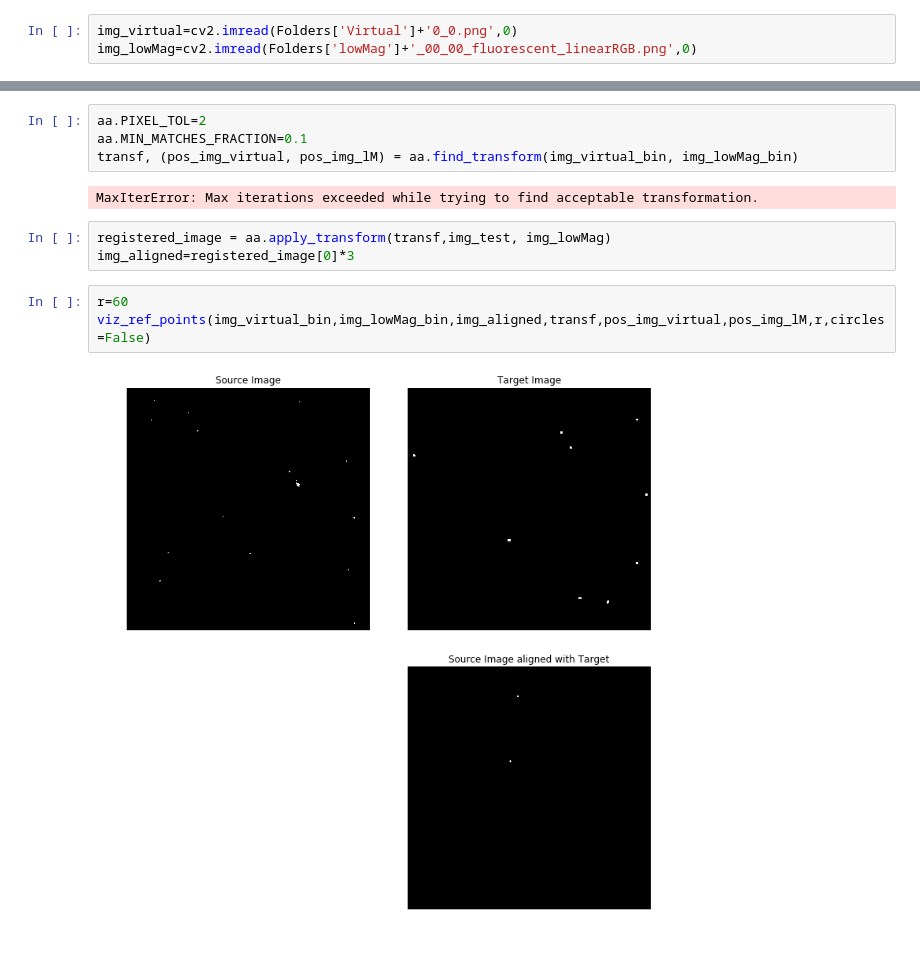
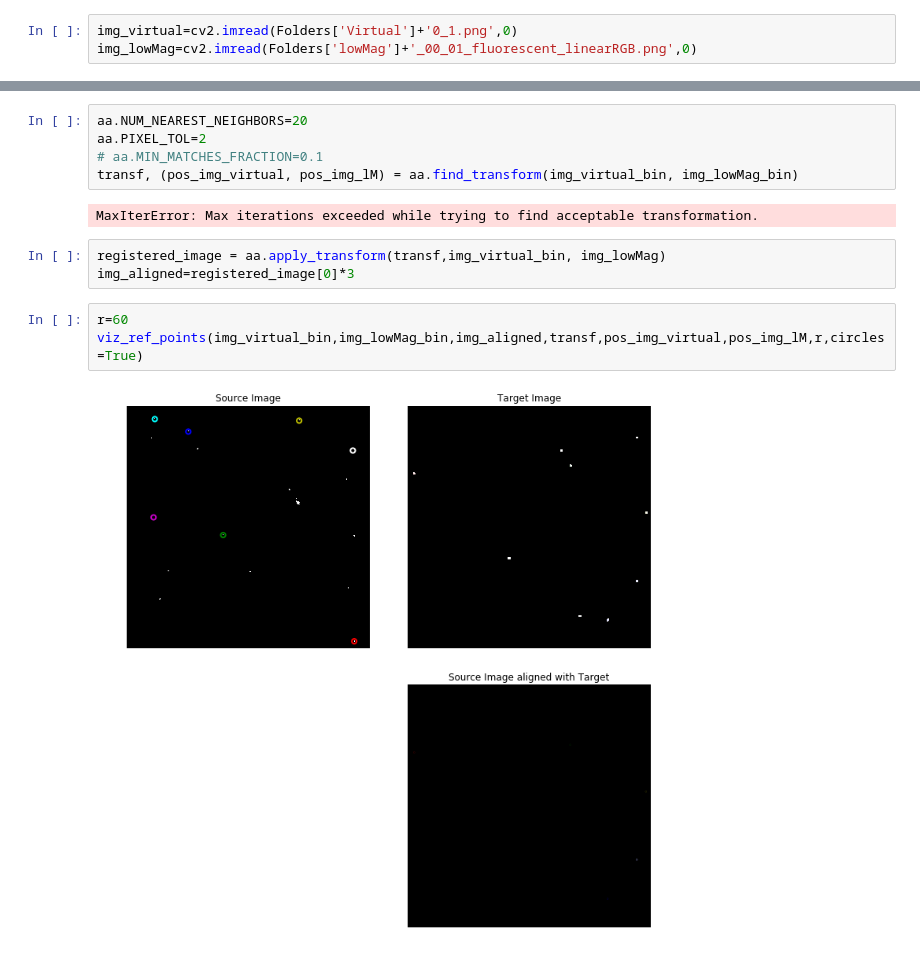
Before and after one commit to LucasFuentesValenzuela/ImageRegistration, a Jupyter notebook: Combine FOVS_v4.ipynb, the cells around one changed output, grey strips where cells are left out. Drawn from its saved outputs; the diff is of its cells as text.

```diff
--- a/Combine FOVS_v4.ipynb
+++ b/Combine FOVS_v4.ipynb
@@ -123,8 +135,8 @@ Source : https://github.com/toros-astro/astroalign/blob/master/README.md
 # %% [markdown]
 ## Test on problematic FOVs
 # %%
-img_virtual=cv2.imread(Folders['Virtual']+'0_0.png',0)
-img_lowMag=cv2.imread(Folders['lowMag']+'_00_00_fluorescent_linearRGB.png',0)
+img_virtual=cv2.imread(Folders['Virtual']+'0_1.png',0)
+img_lowMag=cv2.imread(Folders['lowMag']+'_00_01_fluorescent_linearRGB.png',0)
 # %%
 th=150
 img_virtual_bin=binarize_img(img_virtual,th,True)
@@ -167,14 +181,15 @@ plt.imshow(img_test,cmap='gray', vmin=0, vmax=255)
 # %%
+aa.NUM_NEAREST_NEIGHBORS=20
 aa.PIXEL_TOL=2
-aa.MIN_MATCHES_FRACTION=0.1
+# aa.MIN_MATCHES_FRACTION=0.1
 transf, (pos_img_virtual, pos_img_lM) = aa.find_transform(img_virtual_bin, img_lowMag_bin)
 # %% [output]
 MaxIterError: Max iterations exceeded while trying to find acceptable transformation.
 # %%
-registered_image = aa.apply_transform(transf,img_test, img_lowMag)
+registered_image = aa.apply_transform(transf,img_virtual_bin, img_lowMag)
 img_aligned=registered_image[0]*3
 # %%
 r=60
-viz_ref_points(img_virtual_bin,img_lowMag_bin,img_aligned,transf,pos_img_virtual,pos_img_lM,r,circles=False)
+viz_ref_points(img_virtual_bin,img_lowMag_bin,img_aligned,transf,pos_img_virtual,pos_img_lM,r,circles=True)
 # %% [output]
-[figure, old version]
+[figure, new version]
```
Also changed, not shown: parts of 9 cells of this notebook, 1 other file.
